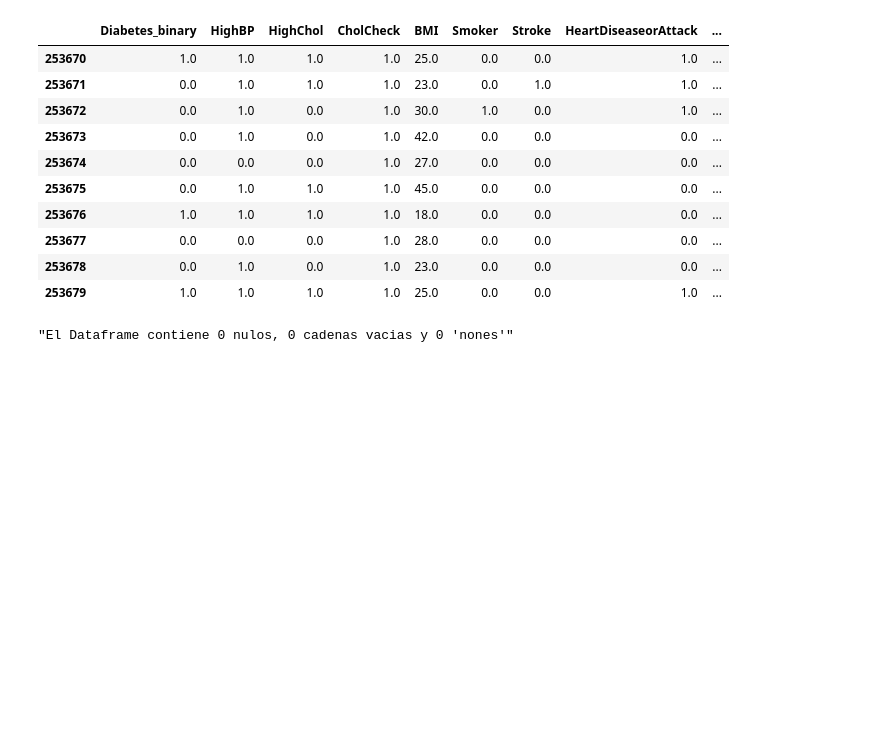
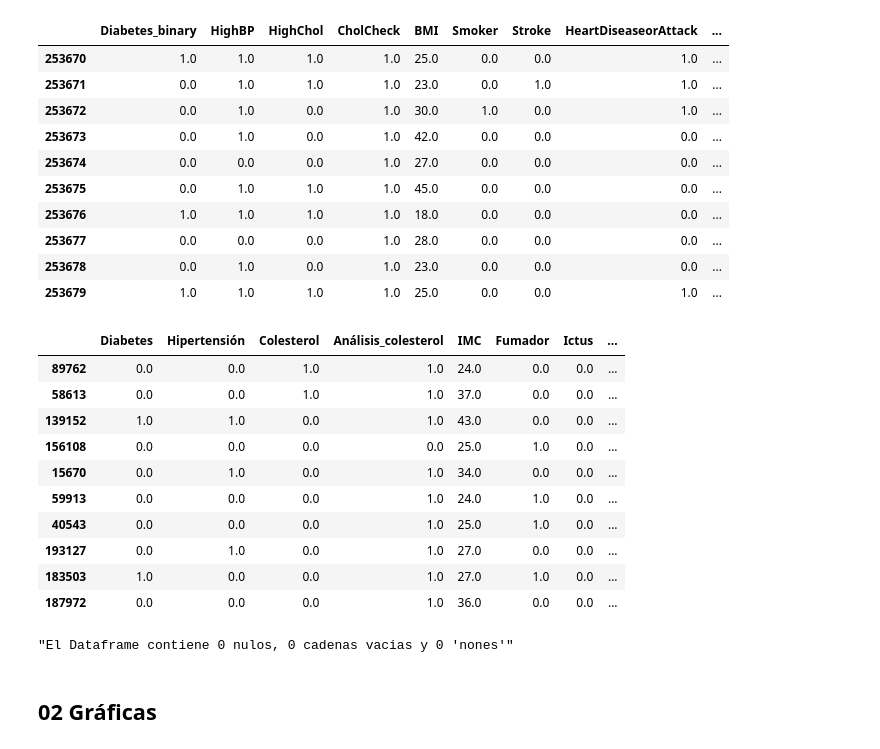
Before and after one commit to alexia-gm/Diabetes, a Jupyter notebook: prediccion_diabetes.ipynb, the cells around one changed output. Drawn from its saved outputs; the diff is of its cells as text; code cells hidden in the pictures; blank space fills up the shorter version.

Commit message:
Gráficas.

```diff
--- a/prediccion_diabetes.ipynb
+++ b/prediccion_diabetes.ipynb
@@ -272,7 +272,50 @@ indicadores_df_3.tail(10)
 | 253677 | 0.0 | 0.0 | 0.0 | 1.0 | 28.0 | 0.0 | 0.0 | 0.0 | ... |
 | 253678 | 0.0 | 1.0 | 0.0 | 1.0 | 23.0 | 0.0 | 0.0 | 0.0 | ... |
 | 253679 | 1.0 | 1.0 | 1.0 | 1.0 | 25.0 | 0.0 | 0.0 | 1.0 | ... |
+# %%
+columnas_indicadores_df_3 = {
+    'Diabetes_binary': 'Diabetes',
+    'HighBP': 'Hipertensión',
+    'HighChol': 'Colesterol',
+    'CholCheck': 'Análisis_colesterol',
+    'BMI': 'IMC',
+    'Smoker': 'Fumador',
+    'Stroke': 'Ictus',
+    'HeartDiseaseorAttack': 'Enfermedad_Cardiaca_Infarto',
+    'PhysActivity': 'Actividad_física',
+    'Fruits': 'Frutas',
+    'Veggies': 'Verduras',
+    'HvyAlcoholConsump': 'Consumo_alto_alcohol',
+    'AnyHealthcare': 'Cuidado_médico',
+    'NoDocbcCost': 'Motivos_económicos ',
+    'GenHlth': 'Salud_general',
+    'MentHlth': 'Salud_mental',
+    'PhysHlth': 'Salud_física',
+    'DiffWalk': 'Dificultad_caminar',
+    'Sex': 'Sexo',
+    'Age': 'Edad',
+    'Education': 'Educación',
+    'Income': 'Ingresos'
+}
+
+indicadores_df_3.rename(columns = columnas_indicadores_df_3, inplace = True)
+
+indicadores_df_3.sample(10)
+# %% [output]
+|  | Diabetes | Hipertensión | Colesterol | Análisis_colesterol | IMC | Fumador | Ictus | ... |
+| 89762 | 0.0 | 0.0 | 1.0 | 1.0 | 24.0 | 0.0 | 0.0 | ... |
+| 58613 | 0.0 | 0.0 | 1.0 | 1.0 | 37.0 | 0.0 | 0.0 | ... |
+| 139152 | 1.0 | 1.0 | 0.0 | 1.0 | 43.0 | 0.0 | 0.0 | ... |
+| 156108 | 0.0 | 0.0 | 0.0 | 0.0 | 25.0 | 1.0 | 0.0 | ... |
+| 15670 | 0.0 | 1.0 | 0.0 | 1.0 | 34.0 | 0.0 | 0.0 | ... |
+| 59913 | 0.0 | 0.0 | 0.0 | 1.0 | 24.0 | 1.0 | 0.0 | ... |
+| 40543 | 0.0 | 0.0 | 0.0 | 1.0 | 25.0 | 1.0 | 0.0 | ... |
+| 193127 | 0.0 | 1.0 | 0.0 | 1.0 | 27.0 | 0.0 | 0.0 | ... |
+| 183503 | 1.0 | 0.0 | 0.0 | 1.0 | 27.0 | 1.0 | 0.0 | ... |
+| 187972 | 0.0 | 0.0 | 0.0 | 1.0 | 36.0 | 0.0 | 0.0 | ... |
 # %%
 informar_dfs(indicadores_df_3)
 # %% [output]
 "El Dataframe contiene 0 nulos, 0 cadenas vacias y 0 'nones'"
+# %% [markdown]
+## 02 Gráficas
```
Also changed, not shown: parts of 9 cells of this notebook.
